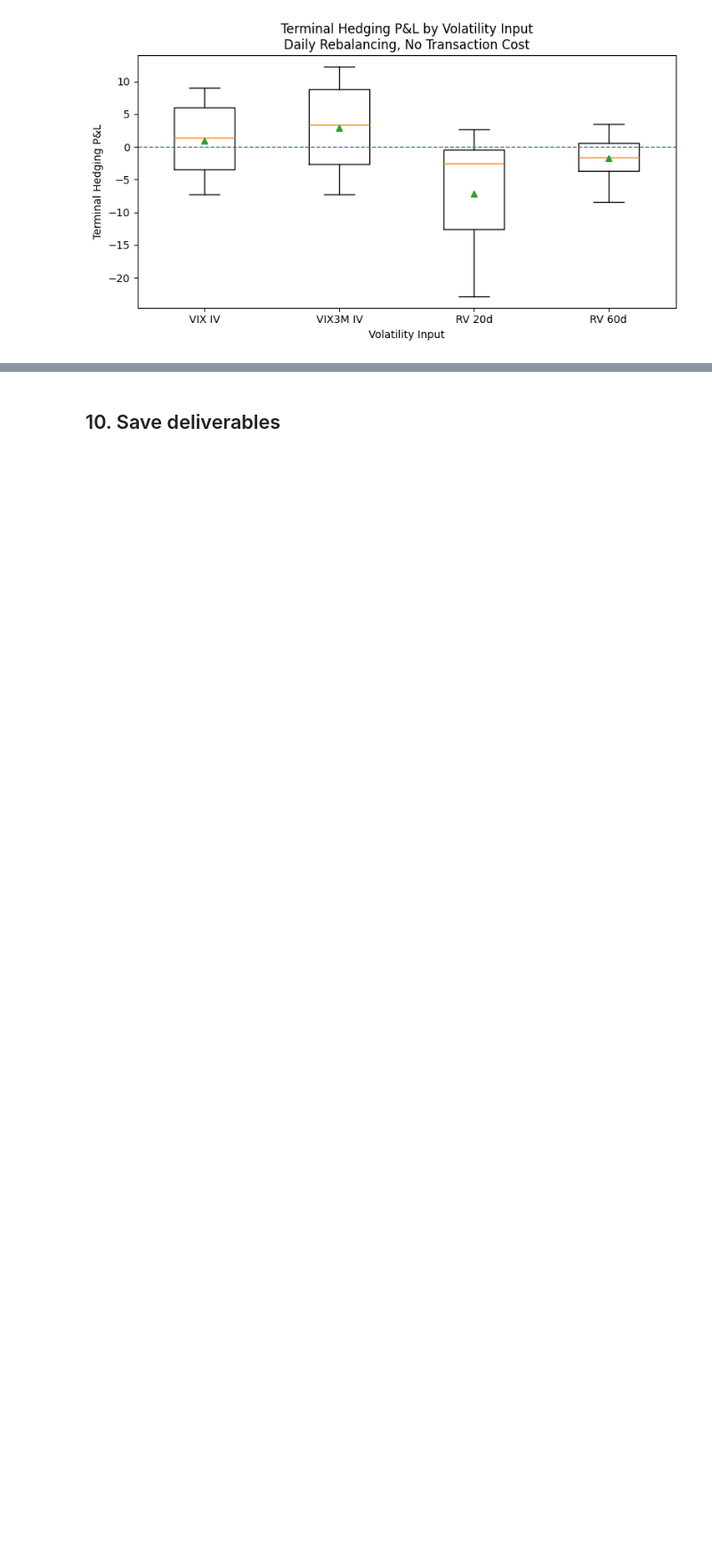
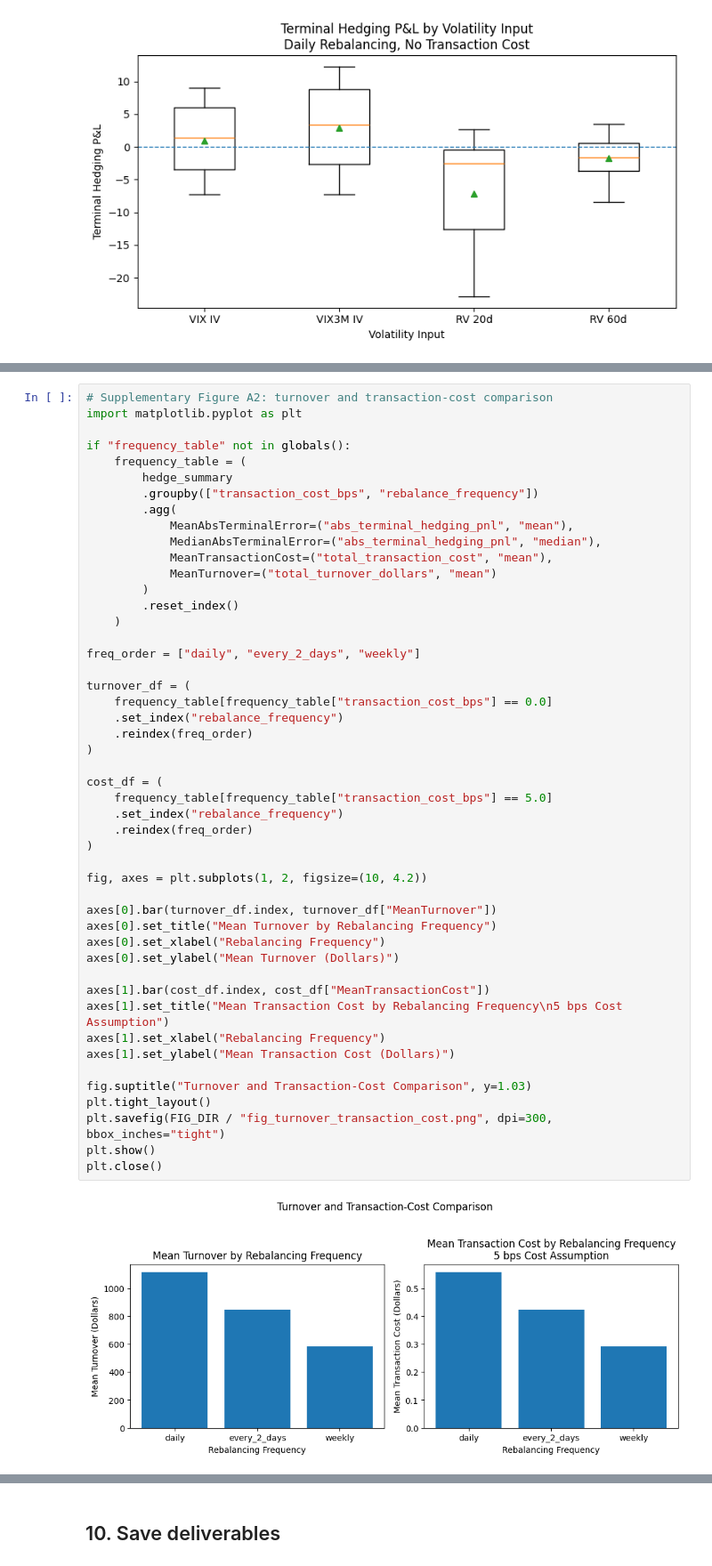
Before and after one commit to ChiiiZhanggg/5010-Project, a Jupyter notebook: black_scholes_model_UPDATED_JOB_C.ipynb, the cells around one changed output, grey strips where cells are left out. Shown at 89% size. Drawn from its saved outputs; the diff is of its cells as text; blank space fills up the shorter version.

```diff
--- a/black_scholes_model_UPDATED_JOB_C.ipynb
+++ b/black_scholes_model_UPDATED_JOB_C.ipynb
@@ -1078,0 +1159,50 @@ plt.close()
+# %%
+# Supplementary Figure A2: turnover and transaction-cost comparison
+import matplotlib.pyplot as plt
+
+if "frequency_table" not in globals():
+    frequency_table = (
+        hedge_summary
+        .groupby(["transaction_cost_bps", "rebalance_frequency"])
+        .agg(
+            MeanAbsTerminalError=("abs_terminal_hedging_pnl", "mean"),
+            MedianAbsTerminalError=("abs_terminal_hedging_pnl", "median"),
+            MeanTransactionCost=("total_transaction_cost", "mean"),
+            MeanTurnover=("total_turnover_dollars", "mean")
+        )
+        .reset_index()
+    )
+
+freq_order = ["daily", "every_2_days", "weekly"]
+
+turnover_df = (
+    frequency_table[frequency_table["transaction_cost_bps"] == 0.0]
+    .set_index("rebalance_frequency")
+    .reindex(freq_order)
+)
+
+cost_df = (
+    frequency_table[frequency_table["transaction_cost_bps"] == 5.0]
+    .set_index("rebalance_frequency")
+    .reindex(freq_order)
+)
+
+fig, axes = plt.subplots(1, 2, figsize=(10, 4.2))
+
+axes[0].bar(turnover_df.index, turnover_df["MeanTurnover"])
+axes[0].set_title("Mean Turnover by Rebalancing Frequency")
+axes[0].set_xlabel("Rebalancing Frequency")
+axes[0].set_ylabel("Mean Turnover (Dollars)")
+
+axes[1].bar(cost_df.index, cost_df["MeanTransactionCost"])
+axes[1].set_title("Mean Transaction Cost by Rebalancing Frequency\n5 bps Cost Assumption")
+axes[1].set_xlabel("Rebalancing Frequency")
+axes[1].set_ylabel("Mean Transaction Cost (Dollars)")
+
+fig.suptitle("Turnover and Transaction-Cost Comparison", y=1.03)
+plt.tight_layout()
+plt.savefig(FIG_DIR / "fig_turnover_transaction_cost.png", dpi=300, bbox_inches="tight")
+plt.show()
+plt.close()
+# %% [output]
+[figure, added]
```
Also changed, not shown: parts of 5 cells of this notebook, 3 other files.
